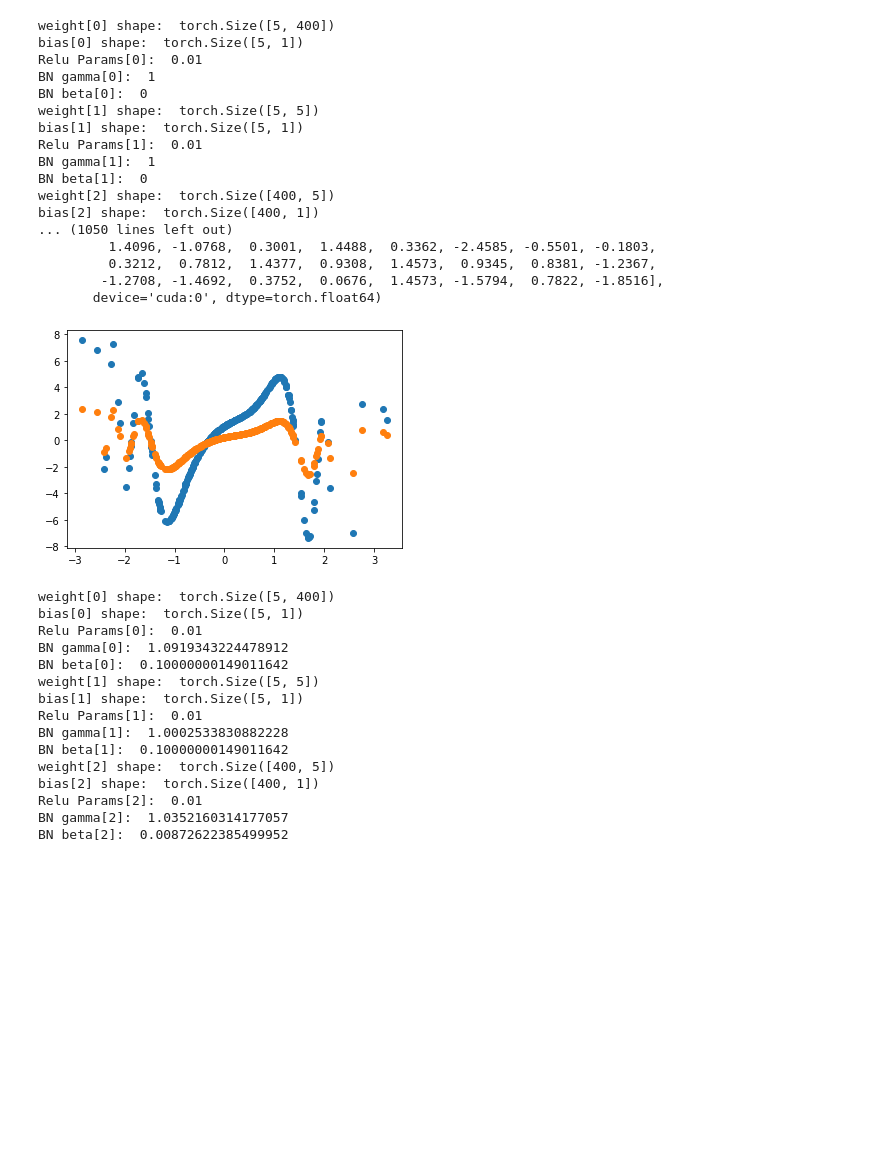
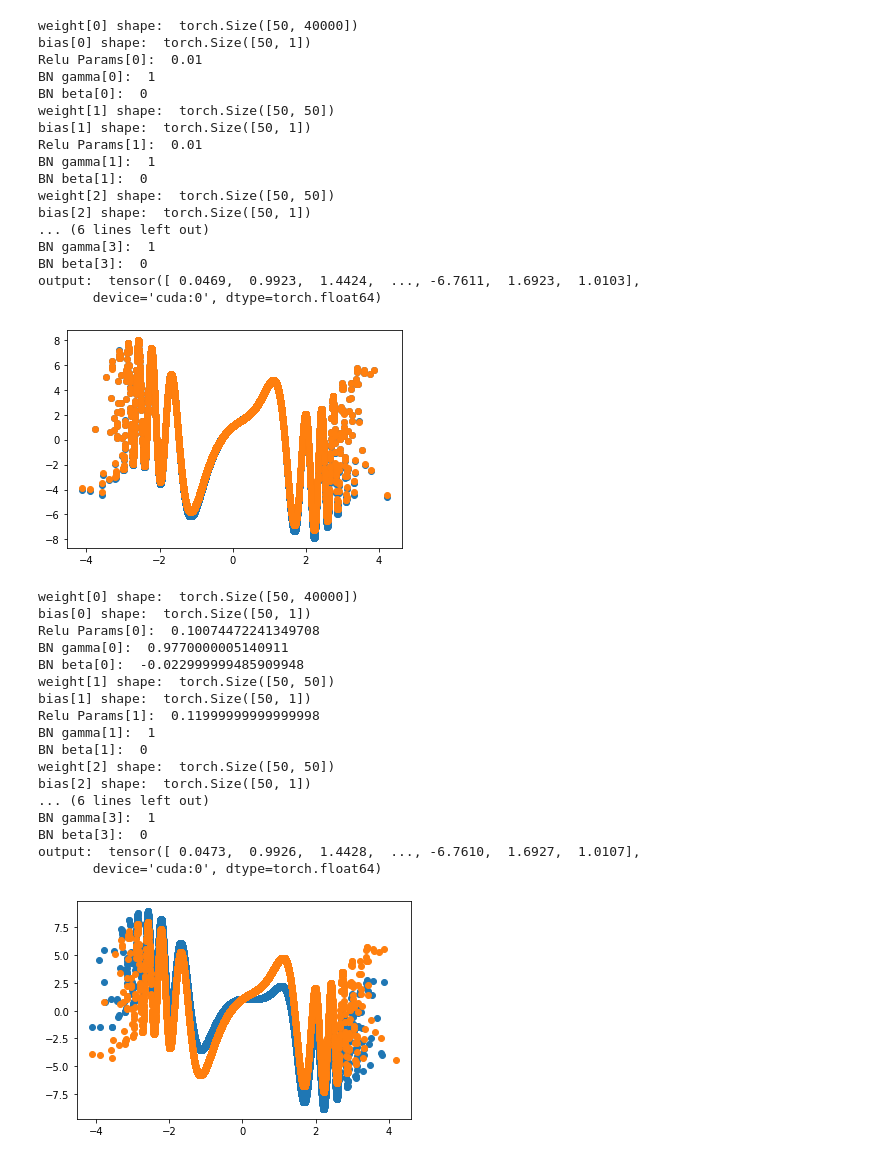
Before and after one commit to jz2010927/DNN, a Jupyter notebook: dnnPureLinear.ipynb, the cells around one changed output. Cells and saved outputs as stored; diff of their text form; code cells hidden in the pictures; blank space fills up the shorter version.

```diff
--- a/dnnPureLinear.ipynb
+++ b/dnnPureLinear.ipynb
@@ -296,57 +294,68 @@ class DNN(object):
 # %%
 if __name__ == '__main__':
-    layers = (5, 5, 400)
-    aFuncs = ('tanh', 'cos', 'linear')
+    layers = (50, 50, 50, 40000)
+    aFuncs = ('PRelu', 'PRelu', 'PRelu', 'PRelu')
+    normLayer = (True, False, True, False)
     batchSize = 10
     nn1 = DNN(layers, aFuncs)
-    nn1.setBackProp(PRelu=True, Norm=True)
+    nn1.setBackProp(PRelu=True, Norm=normLayer)
     # 所有input全部变型成 m x 1 的形状
-    testInput = torch.randn((20, 20), dtype=DTYPE['f64'], device=DEVICE[DEVICE_CHOICE])
+    testInput = torch.randn((200, 200), dtype=DTYPE['f64'], device=DEVICE[DEVICE_CHOICE])
     testInput = testInput.view(-1, 1)
     targetY = 5*torch.sin(testInput**3) + 2*torch.cos(2*testInput-1) - torch.tanh(testInput)
     # 生成权重和偏移
     nn1.genParam(testInput)
     nn1.printShape()
     # 训练
-    nn1.train(testInput, targetY, nanInvestigate=0, epoch=1000)
+    nn1.train(testInput, targetY, nanInvestigate=0, epoch=35)
     # 预测
     estimateY = nn1.predict(testInput)
 
     plt.scatter(testInput.cpu().numpy().flatten(), targetY.cpu().numpy().flatten())
     plt.scatter(testInput.cpu().numpy().flatten(), estimateY.cpu().numpy().flatten())
     plt.show()
     nn1.printShape()
+
+    testInput2 = torch.randn((200, 200), dtype=DTYPE['f64'], device=DEVICE[DEVICE_CHOICE]).view(-1, 1)
+    targetY2 = 4*torch.sin(testInput2**3) + 2*torch.cos(2*testInput2-1) - 3*torch.tanh(testInput2)
+    estimateY2 = nn1.predict(testInput2)
+    plt.scatter(testInput2.cpu().numpy().flatten(), targetY2.cpu().numpy().flatten())
+    plt.scatter(testInput.cpu().numpy().flatten(), estimateY2.cpu().numpy().flatten())
+    plt.show()
 # %% [output]
-weight[0] shape:  torch.Size([5, 400])
-bias[0] shape:  torch.Size([5, 1])
+weight[0] shape:  torch.Size([50, 40000])
+bias[0] shape:  torch.Size([50, 1])
 Relu Params[0]:  0.01
 BN gamma[0]:  1
 BN beta[0]:  0
-weight[1] shape:  torch.Size([5, 5])
-bias[1] shape:  torch.Size([5, 1])
+weight[1] shape:  torch.Size([50, 50])
+bias[1] shape:  torch.Size([50, 1])
 Relu Params[1]:  0.01
 BN gamma[1]:  1
 BN beta[1]:  0
-weight[2] shape:  torch.Size([400, 5])
-bias[2] shape:  torch.Size([400, 1])
-... (1050 lines left out)
-         1.4096, -1.0768,  0.3001,  1.4488,  0.3362, -2.4585, -0.5501, -0.1803,
-         0.3212,  0.7812,  1.4377,  0.9308,  1.4573,  0.9345,  0.8381, -1.2367,
-        -1.2708, -1.4692,  0.3752,  0.0676,  1.4573, -1.5794,  0.7822, -1.8516],
+weight[2] shape:  torch.Size([50, 50])
+bias[2] shape:  torch.Size([50, 1])
+... (6 lines left out)
+BN gamma[3]:  1
+BN beta[3]:  0
+output:  tensor([ 0.0469,  0.9923,  1.4424,  ..., -6.7611,  1.6923,  1.0103],
        device='cuda:0', dtype=torch.float64)
-[figure, old version]
+[figure, new version]
-weight[0] shape:  torch.Size([5, 400])
-bias[0] shape:  torch.Size([5, 1])
-Relu Params[0]:  0.01
-BN gamma[0]:  1.0919343224478912
-BN beta[0]:  0.10000000149011642
-weight[1] shape:  torch.Size([5, 5])
-bias[1] shape:  torch.Size([5, 1])
-Relu Params[1]:  0.01
-BN gamma[1]:  1.0002533830882228
-BN beta[1]:  0.10000000149011642
-weight[2] shape:  torch.Size([400, 5])
-bias[2] shape:  torch.Size([400, 1])
-Relu Params[2]:  0.01
-BN gamma[2]:  1.0352160314177057
-BN beta[2]:  0.00872622385499952
+weight[0] shape:  torch.Size([50, 40000])
+bias[0] shape:  torch.Size([50, 1])
+Relu Params[0]:  0.10074472241349708
+BN gamma[0]:  0.9770000005140911
+BN beta[0]:  -0.022999999485909948
+weight[1] shape:  torch.Size([50, 50])
+bias[1] shape:  torch.Size([50, 1])
+Relu Params[1]:  0.11999999999999998
+BN gamma[1]:  1
+BN beta[1]:  0
+weight[2] shape:  torch.Size([50, 50])
+bias[2] shape:  torch.Size([50, 1])
+... (6 lines left out)
+BN gamma[3]:  1
+BN beta[3]:  0
+output:  tensor([ 0.0473,  0.9926,  1.4428,  ..., -6.7610,  1.6927,  1.0107],
+       device='cuda:0', dtype=torch.float64)
+[figure, added]
```
Also changed, not shown: parts of 1 cell of this notebook.
